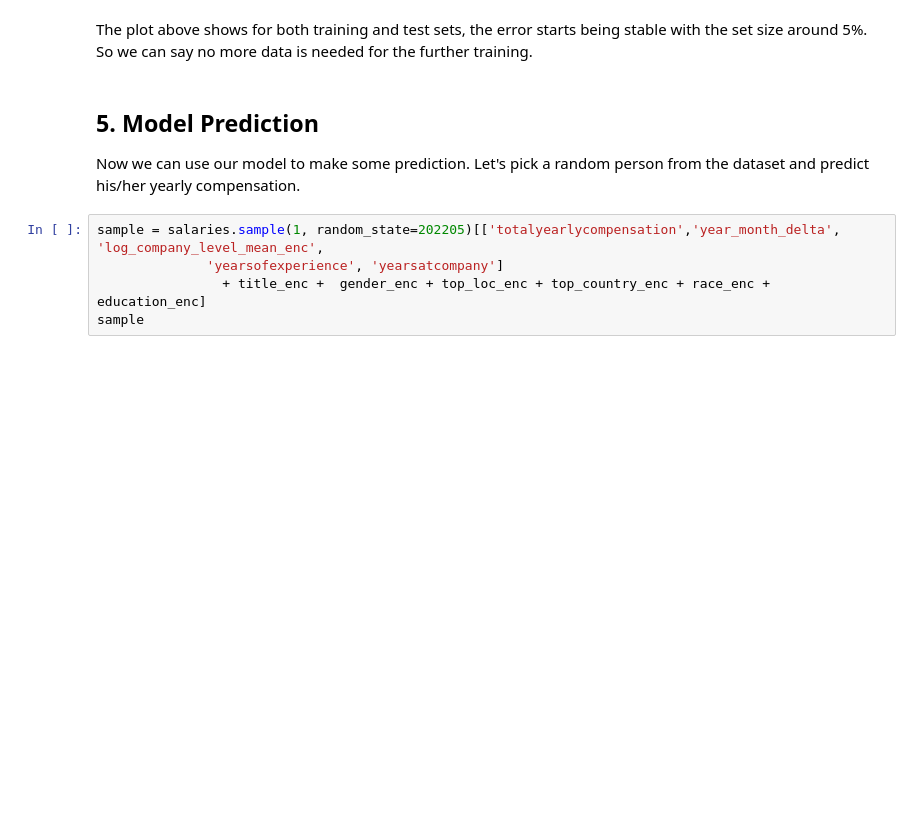
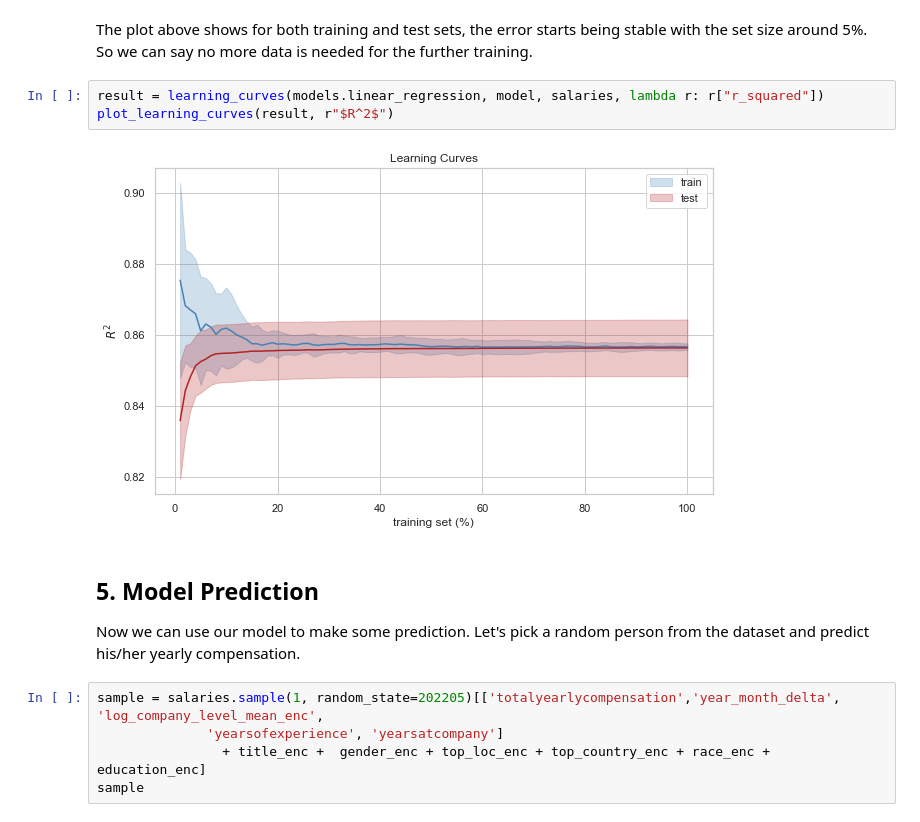
Before and after one commit to nobobobo/stem_salaries_prediction, a Jupyter notebook: model.ipynb, the cells around one changed output. Saved outputs shown, nothing was run; the diff lists cells and outputs as text; blank space fills up the shorter version.

Commit message:
Finalize EDA, Model. Presentation SLides

```diff
--- a/model.ipynb
+++ b/model.ipynb
@@ -965,5 +965,10 @@ plot_learning_curves(result, r"$\sigma$")
 # %% [markdown]
 The plot above shows for both training and test sets, the error starts being stable with the set size around 5%. So we can say no more data is needed for the further training.
+# %%
+result = learning_curves(models.linear_regression, model, salaries, lambda r: r["r_squared"])
+plot_learning_curves(result, r"$R^2$")
+# %% [output]
+[figure, added]
 # %% [markdown]
 ## 5. Model Prediction
 
```
Also changed, not shown: parts of 13 cells of this notebook, 3 other files.
